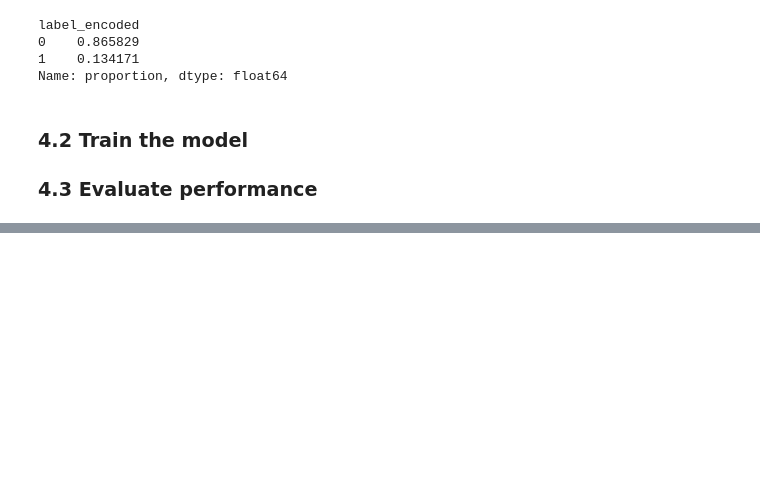
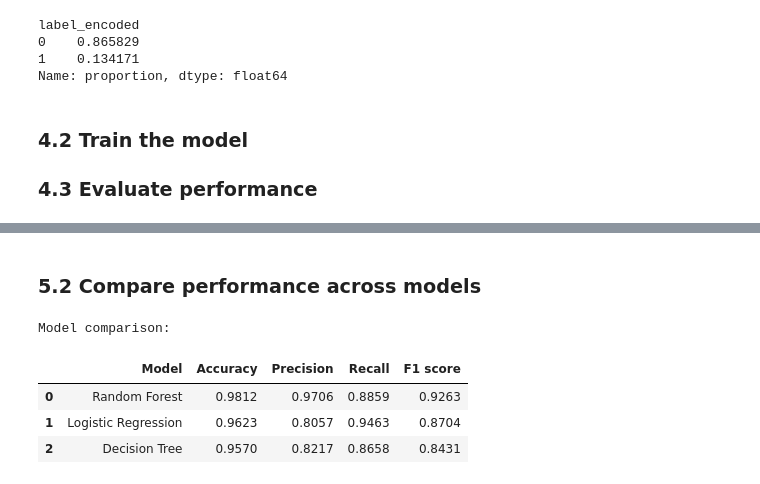
Before and after one commit to albertokabore/ml-04-Midterm-Project-Classification-Analysis, a Jupyter notebook: Albertkabore_ml.ipynb, the cells around one changed output, grey strips where cells are left out. Drawn from its saved outputs; the diff is of its cells as text; code cells hidden in the pictures; blank space fills up the shorter version.

```diff
--- a/Albertkabore_ml.ipynb
+++ b/Albertkabore_ml.ipynb
@@ -500,0 +535,33 @@ weighted avg       0.98      0.98      0.98      1115
+# %% [markdown]
+### 5.2 Compare performance across models
+# %%
+# 5.2 Compare performance
+
+models = {
+    "Random Forest": y_pred_rf,
+    "Logistic Regression": y_pred_lr,
+    "Decision Tree": y_pred_dt,
+}
+
+comparison_results = []
+
+for name, y_pred in models.items():
+    comparison_results.append(
+        {
+            "Model": name,
+            "Accuracy": accuracy_score(y_test, y_pred),
+            "Precision": precision_score(y_test, y_pred),
+            "Recall": recall_score(y_test, y_pred),
+            "F1 score": f1_score(y_test, y_pred),
+        }
+    )
+
+comparison_df = pd.DataFrame(comparison_results)
+print("Model comparison:")
+display(comparison_df.round(4))
+# %% [output]
+Model comparison:
+|  | Model | Accuracy | Precision | Recall | F1 score |
+| 0 | Random Forest | 0.9812 | 0.9706 | 0.8859 | 0.9263 |
+| 1 | Logistic Regression | 0.9623 | 0.8057 | 0.9463 | 0.8704 |
+| 2 | Decision Tree | 0.9570 | 0.8217 | 0.8658 | 0.8431 |
```
Also changed, not shown: parts of 15 cells of this notebook.
